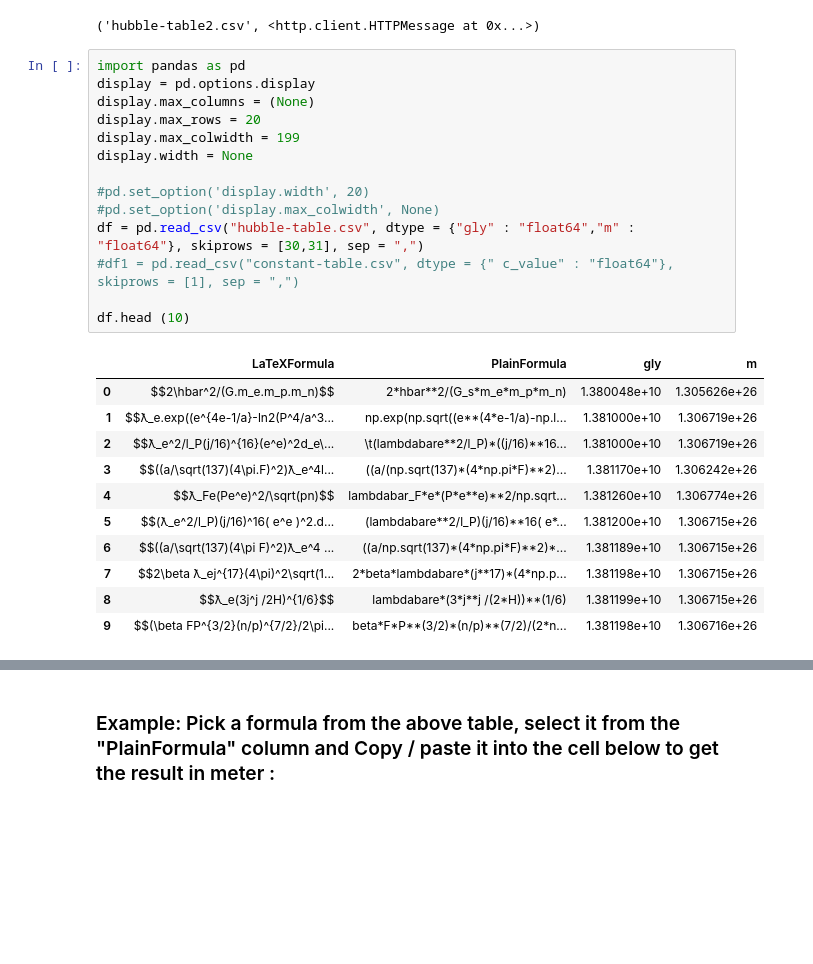
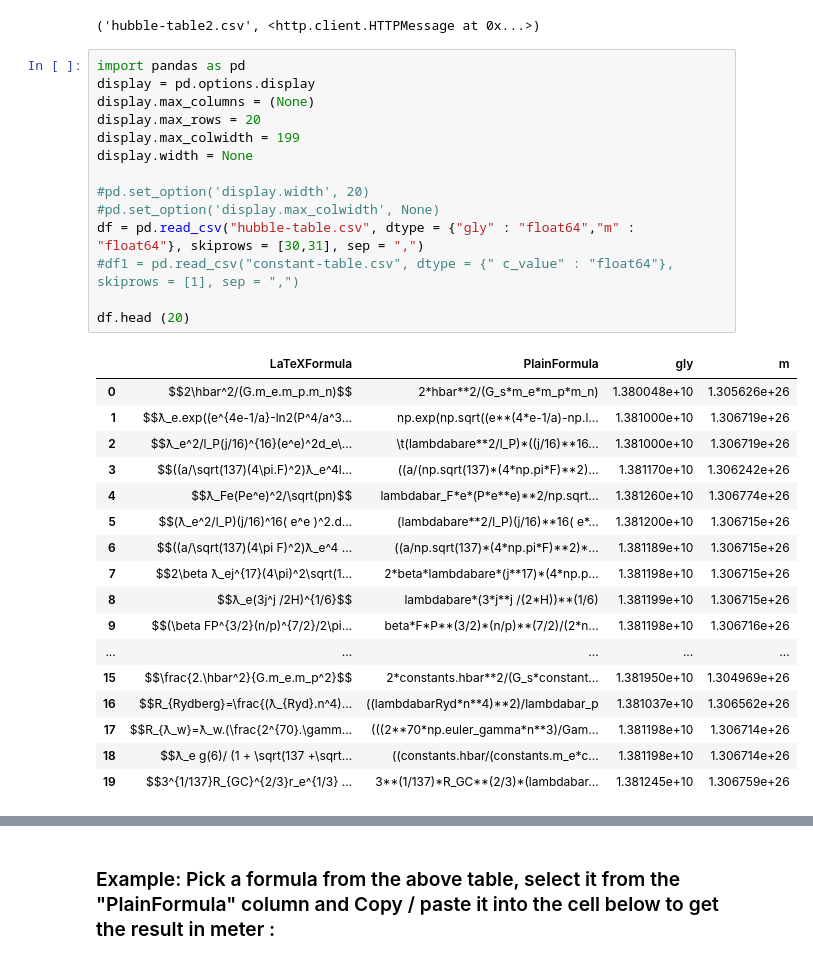
Before and after one commit to LaGuer/hubble-radius, a Jupyter notebook: hubble-radius.ipynb, the cells around one changed output, grey strips where cells are left out. Cells and saved outputs as stored; diff of their text form; blank space fills up the shorter version.

```diff
--- a/hubble-radius.ipynb
+++ b/hubble-radius.ipynb
@@ -192,29 +196,35 @@ urlretrieve (URL3, 'hubble-table2.csv')
 # %%
 import pandas as pd
 display = pd.options.display
 display.max_columns = (None)
 display.max_rows = 20
 display.max_colwidth = 199
 display.width = None
 
 #pd.set_option('display.width', 20)
 #pd.set_option('display.max_colwidth', None)
 df = pd.read_csv("hubble-table.csv", dtype = {"gly" : "float64","m" : "float64"}, skiprows = [30,31], sep = ",")
 #df1 = pd.read_csv("constant-table.csv", dtype = {" c_value" : "float64"}, skiprows = [1], sep = ",")
 
-df.head (10)
+df.head (20)
 # %% [output]
 |  | LaTeXFormula | PlainFormula | gly | m |
 | 0 | $$2\hbar^2/(G.m_e.m_p.m_n)$$ | 2*hbar**2/(G_s*m_e*m_p*m_n) | 1.380048e+10 | 1.305626e+26 |
 | 1 | $$ƛ_e.exp((e^{4e-1/a}-ln2(P^4/a^3... | np.exp(np.sqrt((e**(4*e-1/a)-np.l... | 1.381000e+10 | 1.306719e+26 |
 | 2 | $$ƛ_e^2/l_P(j/16)^{16}(e^e)^2d_e\... | \t(lambdabare**2/l_P)*((j/16)**16... | 1.381000e+10 | 1.306719e+26 |
 | 3 | $$((a/\sqrt(137)(4\pi.F)^2)ƛ_e^4l... | ((a/(np.sqrt(137)*(4*np.pi*F)**2)... | 1.381170e+10 | 1.306242e+26 |
 | 4 | $$ƛ_Fe(Pe^e)^2/\sqrt(pn)$$ | lambdabar_F*e*(P*e**e)**2/np.sqrt... | 1.381260e+10 | 1.306774e+26 |
 | 5 | $$(ƛ_e^2/l_P)(j/16)^16( e^e )^2.d... | (lambdabare**2/l_P)(j/16)**16( e*... | 1.381200e+10 | 1.306715e+26 |
 | 6 | $$((a/\sqrt(137)(4\pi F)^2)ƛ_e^4 ... | ((a/np.sqrt(137)*(4*np.pi*F)**2)*... | 1.381189e+10 | 1.306715e+26 |
 | 7 | $$2\beta ƛ_ej^{17}(4\pi)^2\sqrt(1... | 2*beta*lambdabare*(j**17)*(4*np.p... | 1.381198e+10 | 1.306715e+26 |
 | 8 | $$ƛ_e(3j^j /2H)^{1/6}$$ | lambdabare*(3*j**j /(2*H))**(1/6) | 1.381199e+10 | 1.306715e+26 |
 | 9 | $$(\beta FP^{3/2}(n/p)^{7/2}/2\pi... | beta*F*P**(3/2)*(n/p)**(7/2)/(2*n... | 1.381198e+10 | 1.306716e+26 |
+| ... | ... | ... | ... | ... |
+| 15 | $$\frac{2.\hbar^2}{G.m_e.m_p^2}$$ | 2*constants.hbar**2/(G_s*constant... | 1.381950e+10 | 1.304969e+26 |
+| 16 | $$R_{Rydberg}=\frac{(ƛ_{Ryd}.n^4)... | ((lambdabarRyd*n**4)**2)/lambdabar_p | 1.381037e+10 | 1.306562e+26 |
+| 17 | $$R_{ƛ_w}=ƛ_w.(\frac{2^{70}.\gamm... | (((2**70*np.euler_gamma*n**3)/Gam... | 1.381198e+10 | 1.306714e+26 |
+| 18 | $$ƛ_e g(6)/ (1 + \sqrt(137 +\sqrt... | ((constants.hbar/(constants.m_e*c... | 1.381198e+10 | 1.306714e+26 |
+| 19 | $$3^{1/137}R_{GC}^{2/3}r_e^{1/3} ... | 3**(1/137)*R_GC**(2/3)*(lambdabar... | 1.381245e+10 | 1.306759e+26 |
 # %%
 pd.pivot_table(df, index=['LaTeXFormula'], aggfunc='sum')
 # %% [output]
```
Also changed, not shown: parts of 19 cells of this notebook.
